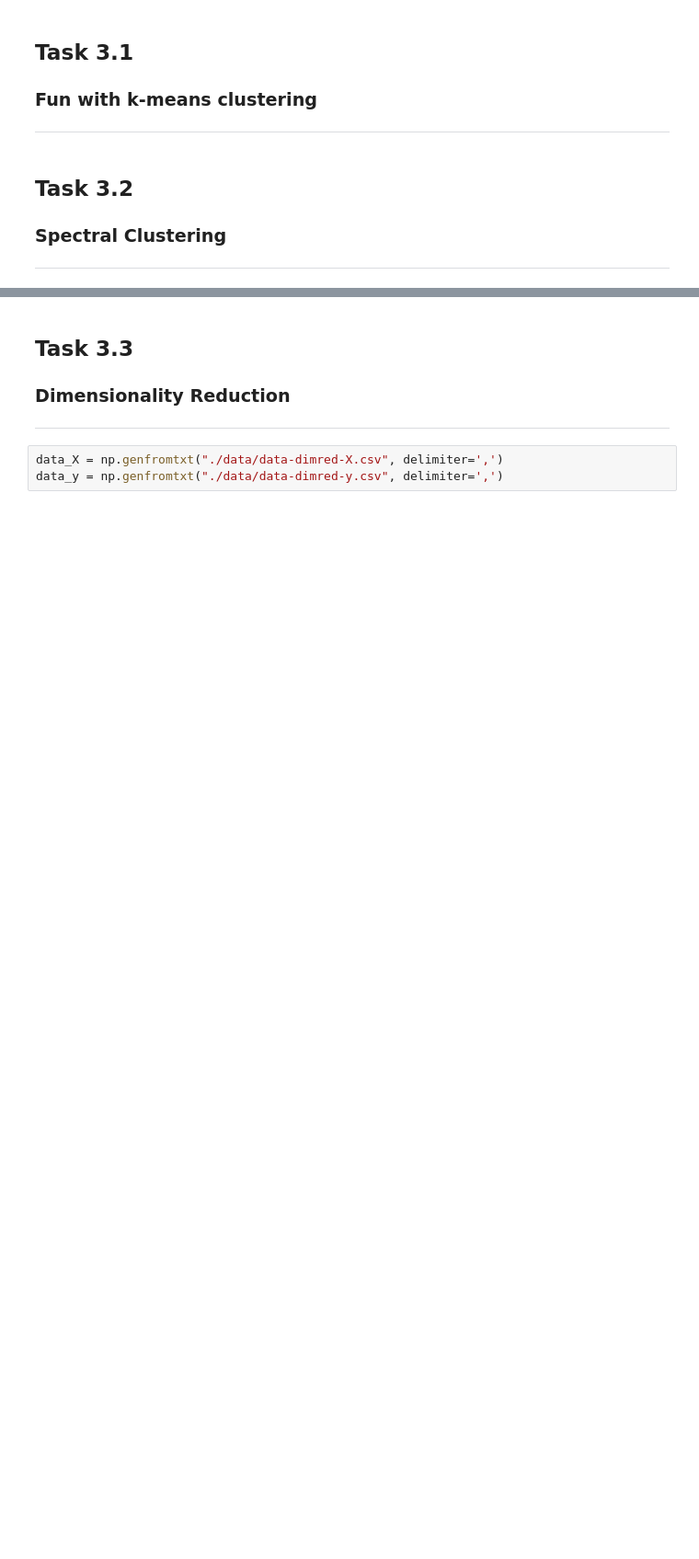
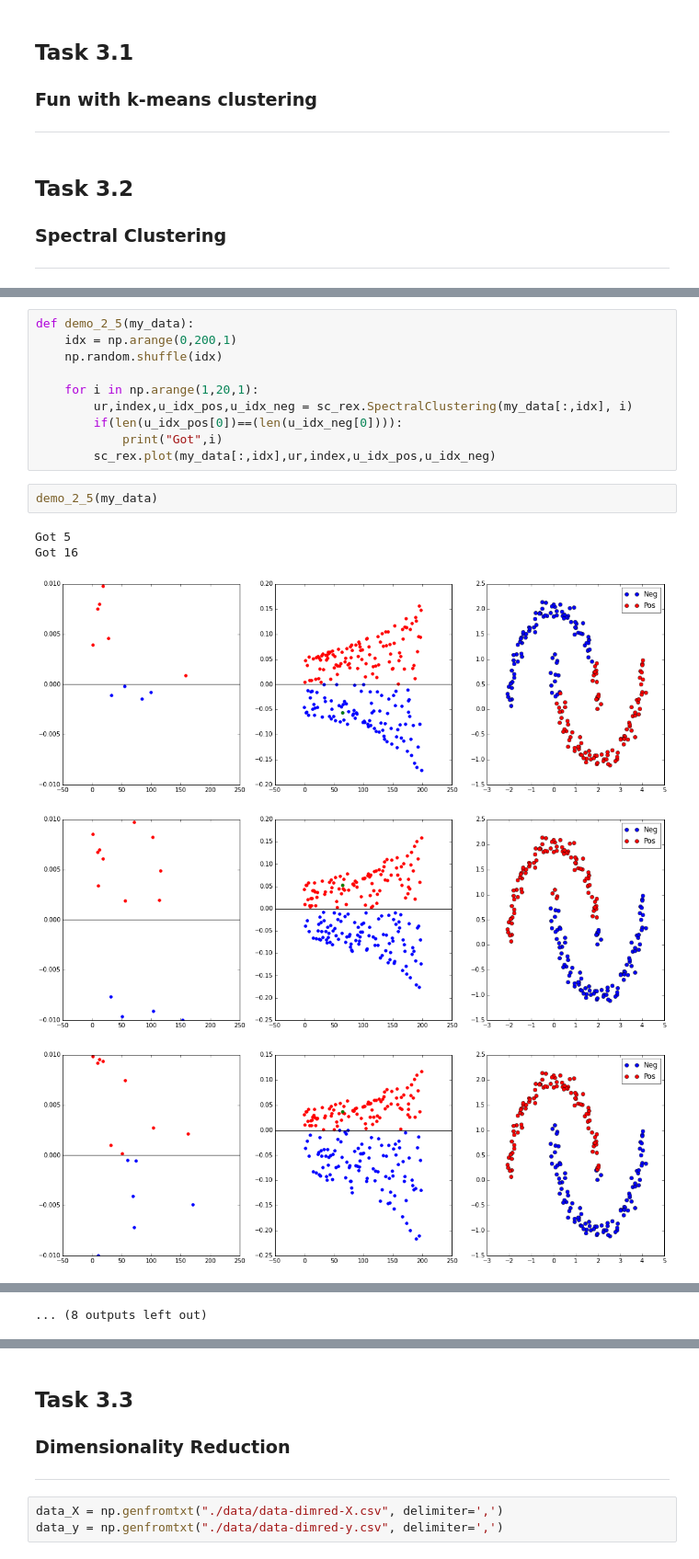
Before and after one commit to motjuste/patt-rex, a Jupyter notebook: project-03-demo.ipynb, the cells around one changed output, grey strips where cells are left out. Shown at 92% size. Drawn from its saved outputs; the diff is of its cells as text; blank space fills up the shorter version.

```diff
--- a/project-03-demo.ipynb
+++ b/project-03-demo.ipynb
@@ -33,0 +139,18 @@ import pattrex.dimred as dim_rex
+# %%
+def demo_2_5(my_data):
+    idx = np.arange(0,200,1)
+    np.random.shuffle(idx)
+
+    for i in np.arange(1,20,1):
+        ur,index,u_idx_pos,u_idx_neg = sc_rex.SpectralClustering(my_data[:,idx], i)
+        if(len(u_idx_pos[0])==(len(u_idx_neg[0]))):
+            print("Got",i)
+        sc_rex.plot(my_data[:,idx],ur,index,u_idx_pos,u_idx_neg)
+# %%
+demo_2_5(my_data)
+# %% [output]
+Got 5
+Got 16
+[figure, added]
+[figure, added]
+[figure, added]
@@ -33,0 +165 @@ import pattrex.dimred as dim_rex
+... (8 outputs left out)
```
Also changed, not shown: parts of 19 cells of this notebook, 1 other file.
